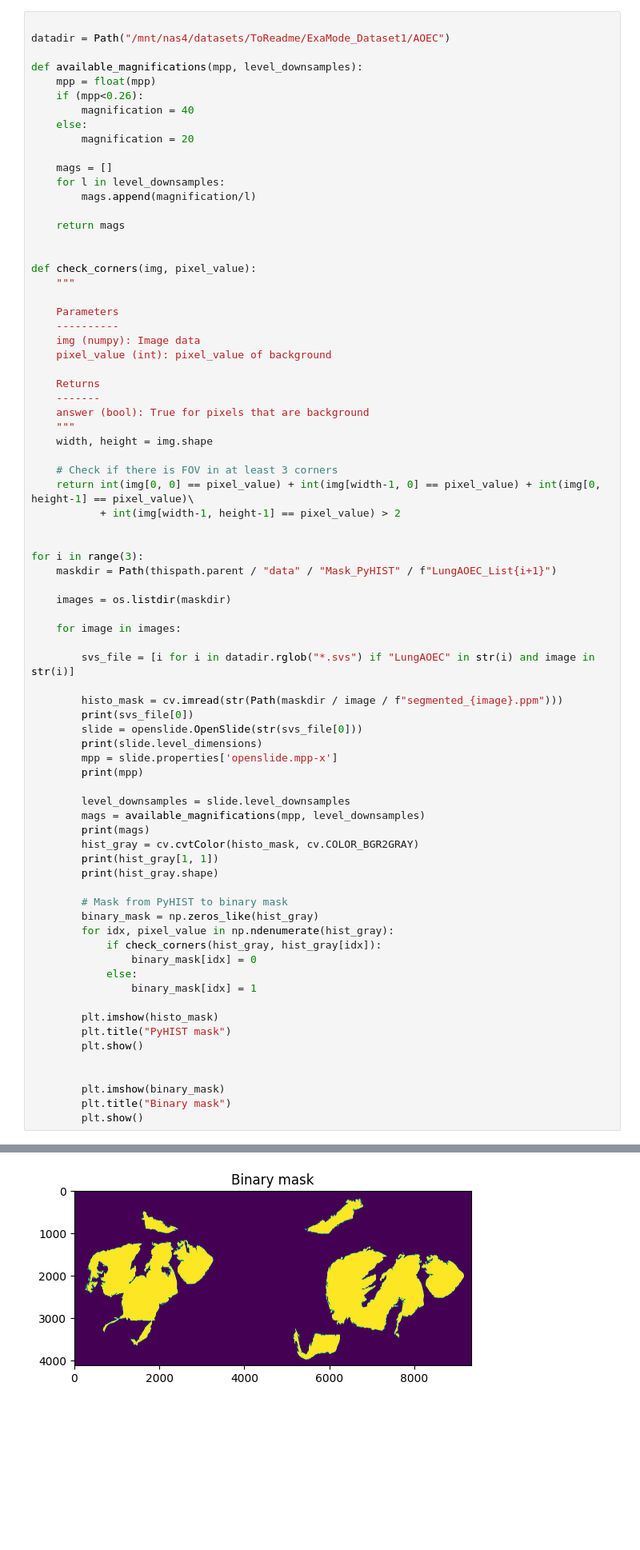
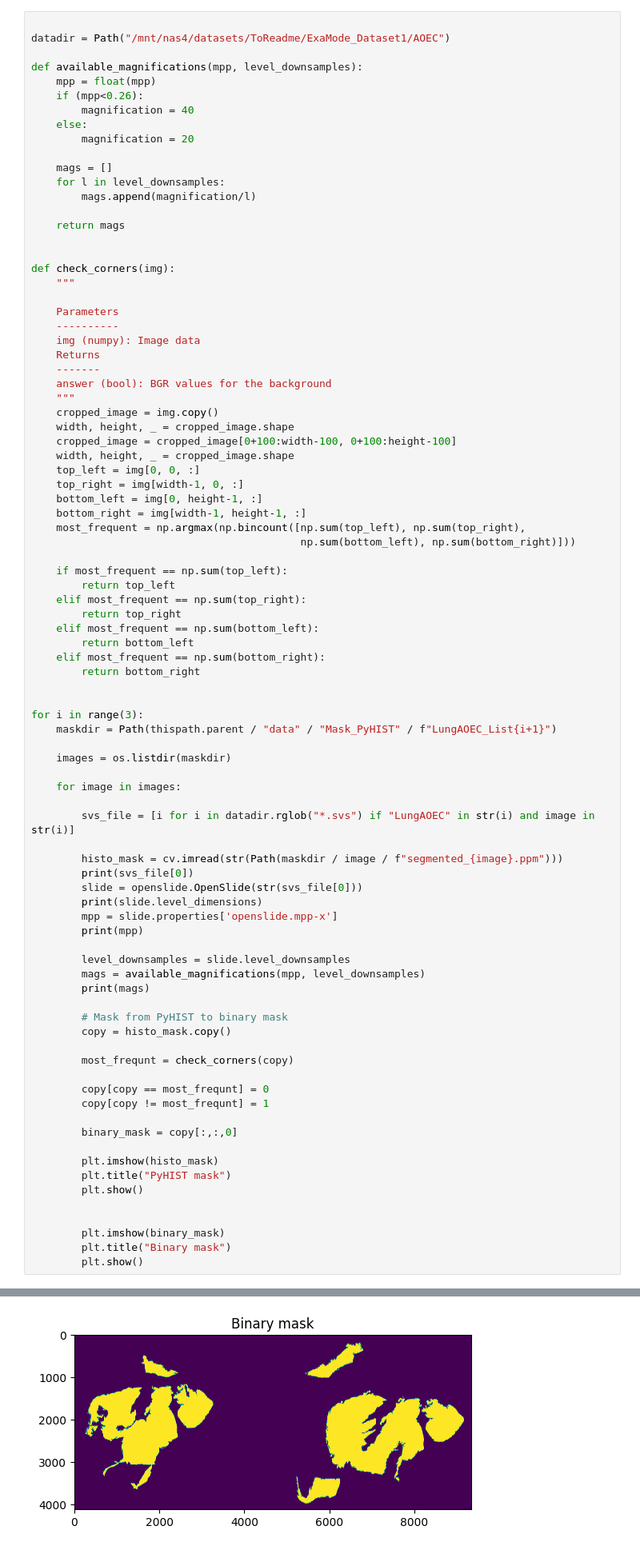
Before and after one commit to lluisb3/histo_lung, a Jupyter notebook: jupyter_notebooks/binarization_segmentations_pyhist.ipynb, the cells around one changed output, grey strips where cells are left out. Shown: that part at 80% size. Saved outputs shown, nothing was run; the diff lists cells and outputs as text; blank space fills up the shorter version.

```diff
--- a/jupyter_notebooks/binarization_segmentations_pyhist.ipynb
+++ b/jupyter_notebooks/binarization_segmentations_pyhist.ipynb
@@ -25,23 +25,35 @@ def available_magnifications(mpp, level_downsamples):
 	return mags
 
 
-def check_corners(img, pixel_value):
+def check_corners(img):
     """
 
     Parameters
     ----------
     img (numpy): Image data
-    pixel_value (int): pixel_value of background
-
     Returns
     -------
-    answer (bool): True for pixels that are background
+    answer (bool): BGR values for the background
     """
-    width, height = img.shape
+    cropped_image = img.copy()
+    width, height, _ = cropped_image.shape
+    cropped_image = cropped_image[0+100:width-100, 0+100:height-100]
+    width, height, _ = cropped_image.shape
+    top_left = img[0, 0, :]
+    top_right = img[width-1, 0, :]
+    bottom_left = img[0, height-1, :]
+    bottom_right = img[width-1, height-1, :]
+    most_frequent = np.argmax(np.bincount([np.sum(top_left), np.sum(top_right),
+					   					   np.sum(bottom_left), np.sum(bottom_right)]))
 
-    # Check if there is FOV in at least 3 corners
-    return int(img[0, 0] == pixel_value) + int(img[width-1, 0] == pixel_value) + int(img[0, height-1] == pixel_value)\
-           + int(img[width-1, height-1] == pixel_value) > 2
+    if most_frequent == np.sum(top_left):
+	    return top_left
+    elif most_frequent == np.sum(top_right):
+	    return top_right
+    elif most_frequent == np.sum(bottom_left):
+	    return bottom_left
+    elif most_frequent == np.sum(bottom_right):
+	    return bottom_right
 
 
 for i in range(3):
@@ -63,17 +75,16 @@ for i in range(3):
 		level_downsamples = slide.level_downsamples
 		mags = available_magnifications(mpp, level_downsamples)
 		print(mags)
-		hist_gray = cv.cvtColor(histo_mask, cv.COLOR_BGR2GRAY)
-		print(hist_gray[1, 1])
-		print(hist_gray.shape)
 
 		# Mask from PyHIST to binary mask
-		binary_mask = np.zeros_like(hist_gray)
-		for idx, pixel_value in np.ndenumerate(hist_gray):
-			if check_corners(hist_gray, hist_gray[idx]):
-				binary_mask[idx] = 0
-			else:
-				binary_mask[idx] = 1
+		copy = histo_mask.copy()
+
+		most_frequnt = check_corners(copy)
+
+		copy[copy == most_frequnt] = 0
+		copy[copy != most_frequnt] = 1
+
+		binary_mask = copy[:,:,0]
 
 		plt.imshow(histo_mask)
 		plt.title("PyHIST mask")
@@ -93,5 +102,5 @@ for i in range(3):
 [figure]
-[figure, old version]
+[figure, new version]
 /mnt/nas4/datasets/ToReadme/ExaMode_Dataset1/AOEC/LungAOEC_List1/000030303300314209.svs
 ((57853, 42223), (14463, 10555), (3615, 2638))
 0.50049999999999994
```
Also changed, not shown: parts of 1 cell of this notebook, 2 other files.
